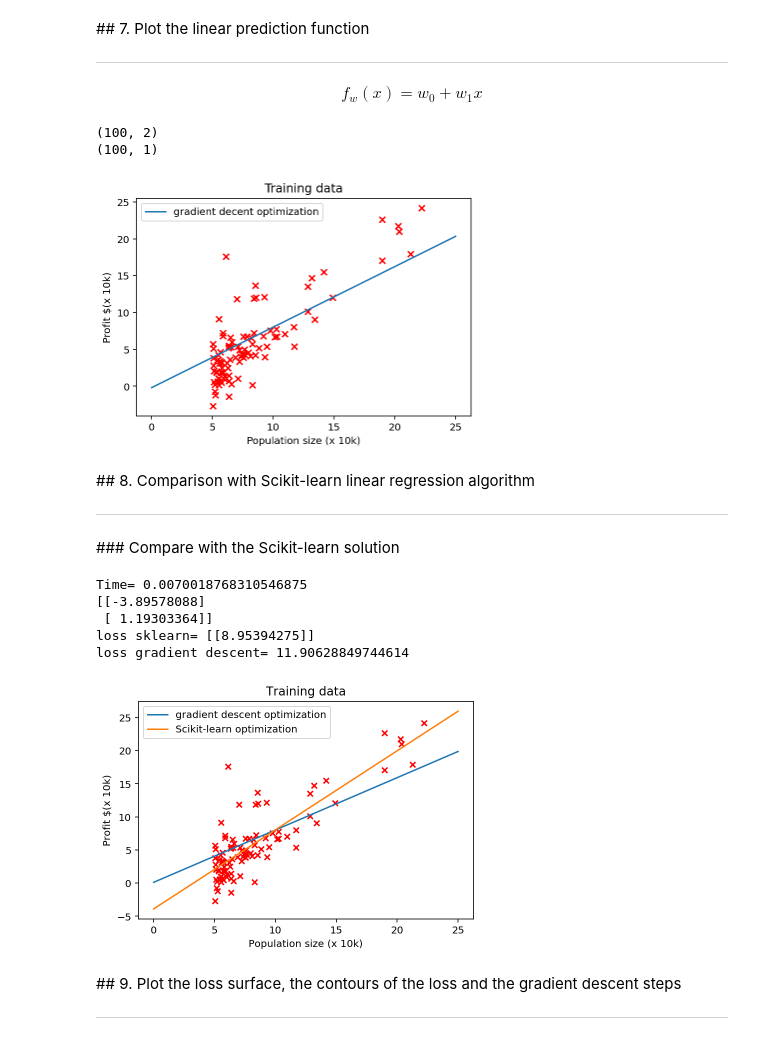
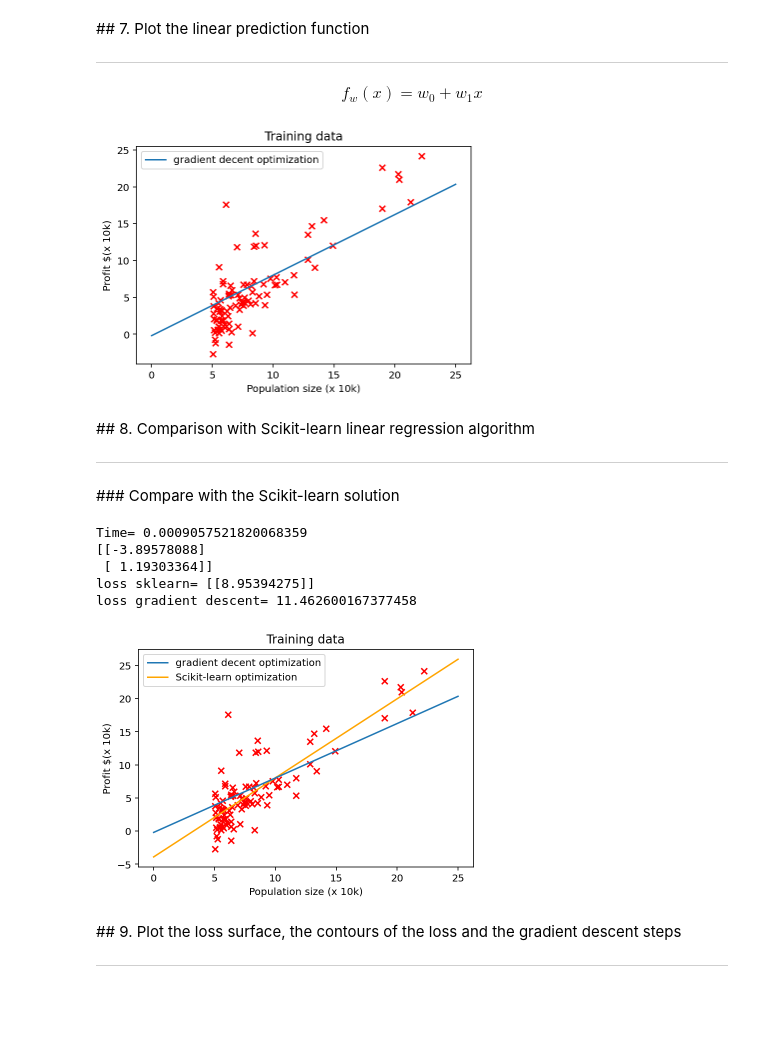
Before and after one commit to wkdthf21/Machine-Learning-Assignment, a Jupyter notebook: assignment_02_assignment_02_b.ipynb, the cells around one changed output. Saved outputs shown, nothing was run; the diff lists cells and outputs as text; code cells hidden in the pictures; blank space fills up the shorter version.

Commit message:
plot the prediction function by scikit-learn linear regression

```diff
--- a/assignment_02_assignment_02_b.ipynb
+++ b/assignment_02_assignment_02_b.ipynb
@@ -267,20 +267,16 @@ x_pred = np.linspace(0,25,100) # define the domain of the prediction function
 x_pred = np.append(np.ones(x_pred.size).reshape(-1, 1), np.array(x_pred).reshape(-1, 1) , axis = 1)
 y_pred = f_pred(x_pred, w)# compute the prediction values within the given domain x_pred
 
-print(x_pred.shape)
-print(y_pred.shape)
 # plot
 plt.figure(3)
 plt.scatter(x_train, y_train, c = 'r', marker = 'x')
-line = plt.plot(x_pred[:, 1], y_pred)
+line1, = plt.plot(x_pred[:, 1], y_pred)
 plt.legend(handles = (line), prop={'size': 10}, labels = ['gradient decent optimization'], loc='upper left')
 plt.title('Training data')
 plt.xlabel('Population size (x 10k)')
 plt.ylabel('Profit $(x 10k)')
 plt.show()
 # %% [output]
-(100, 2)
-(100, 1)
 [figure]
 # %% [markdown]
 ## 8. Comparison with Scikit-learn linear regression algorithm
@@ -289,44 +285,46 @@ plt.show()
 # %%
 # run linear regression with scikit-learn
 start = time.time()
 lin_reg_sklearn = LinearRegression()
-lin_reg_sklearn.fit( ) # learn the model parameters
+lin_reg_sklearn.fit(np.array(x_train).reshape(-1, 1), np.array(y_train).reshape(-1, 1)) # learn the model parameters
 print('Time=',time.time() - start)
 
 
 # compute loss value
 w_sklearn = np.zeros([2,1])
 w_sklearn[0,0] = lin_reg_sklearn.intercept_
 w_sklearn[1,0] = lin_reg_sklearn.coef_
 
 print(w_sklearn)
 
-loss_sklearn = loss_mse( ) # compute the loss from the sklearn solution
+y_pred_sklearn = lin_reg_sklearn.predict(np.array(x_train).reshape(-1, 1))
+loss_sklearn = loss_mse(y_pred_sklearn, y) # compute the loss from the sklearn solution
 
 print('loss sklearn=',loss_sklearn)
-print('loss gradient descent=',L_iters[-1])
+print('loss gradient descent=',L_iters[-1][0])
 
 
 # plot
-y_pred_sklearn = # prediction obtained by the sklearn library
+x_pred_sklearn = np.linspace(0,25,100)
+y_pred_sklearn = lin_reg_sklearn.predict(np.array(x_pred_sklearn).reshape(-1, 1))# prediction obtained by the sklearn library
 
 plt.figure(3)
 
-plt.scatter( )
-plt.plot( )
-plt.plot( )
-plt.legend(loc='best')
+line2, = plt.plot(x_pred_sklearn, y_pred_sklearn, c = 'orange')
+line1, = plt.plot(x_pred[:, 1], y_pred)
+plt.scatter(x_train, y_train, c = 'r', marker = 'x')
+plt.legend(handles = (line1, line2), prop={'size': 10}, labels = ['gradient decent optimization', 'Scikit-learn optimization'], loc='upper left')
 plt.title('Training data')
 plt.xlabel('Population size (x 10k)')
 plt.ylabel('Profit $(x 10k)')
 plt.show()
 # %% [output]
-Time= 0.0070018768310546875
+Time= 0.0009057521820068359
 [[-3.89578088]
  [ 1.19303364]]
 loss sklearn= [[8.95394275]]
-loss gradient descent= 11.90628849744614
+loss gradient descent= 11.462600167377458
-[figure, old version]
+[figure, new version]
 # %% [markdown]
 ## 9. Plot the loss surface, the contours of the loss and the gradient descent steps
 <hr>
```
Also changed, not shown: parts of 4 cells of this notebook.
